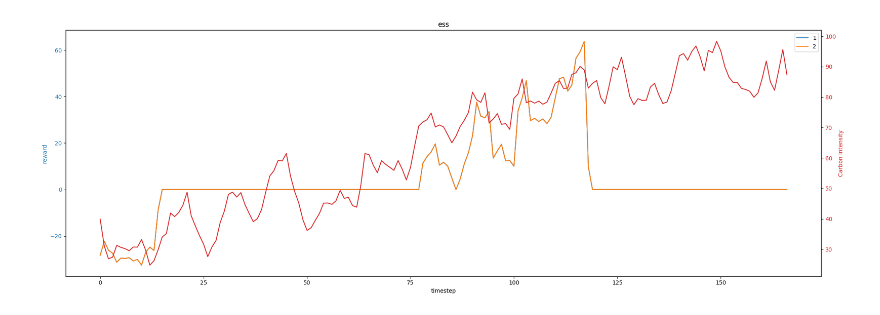
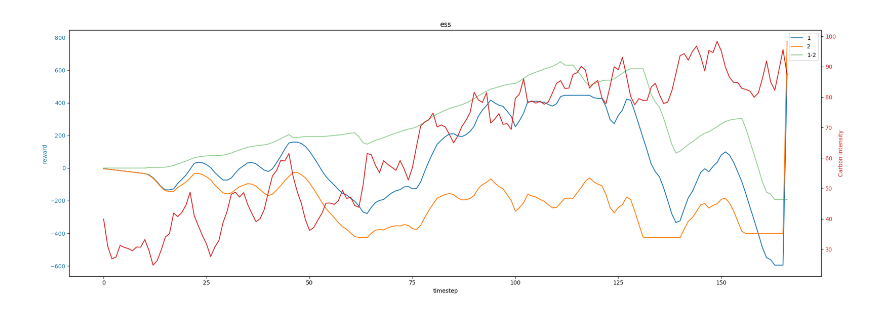
Before and after one commit to TimWalter/smart-energy-controller, a Jupyter notebook: src/check.ipynb, the cells around one changed output. Saved outputs shown, nothing was run; the diff lists cells and outputs as text; code cells hidden in the pictures.

```diff
--- a/src/check.ipynb
+++ b/src/check.ipynb
@@ -11,5 +8,5 @@ The autoreload extension is already loaded. To reload it, use:
 # %%
 from analysis import *
 # %%
-data_dict = overview(path="./logs/ess/")
+data_dict = overview(data_dict, path="./logs/hourly/")
 # %% [output]
@@ -21,4 +22,4 @@ deep_dive(data_dict["mirror"], 0)
 # %%
-reward_comparison(data_dict["mirror"], data_dict["mirror"], [-1,-1])
+reward_comparison(data_dict["running-average"], data_dict["running-average_3"], [-1, -1], [True, True, True], True)
 # %% [output]
-[figure, old version]
+[figure, new version]
```
Also changed, not shown: parts of 14 cells of this notebook, 11 other files.
